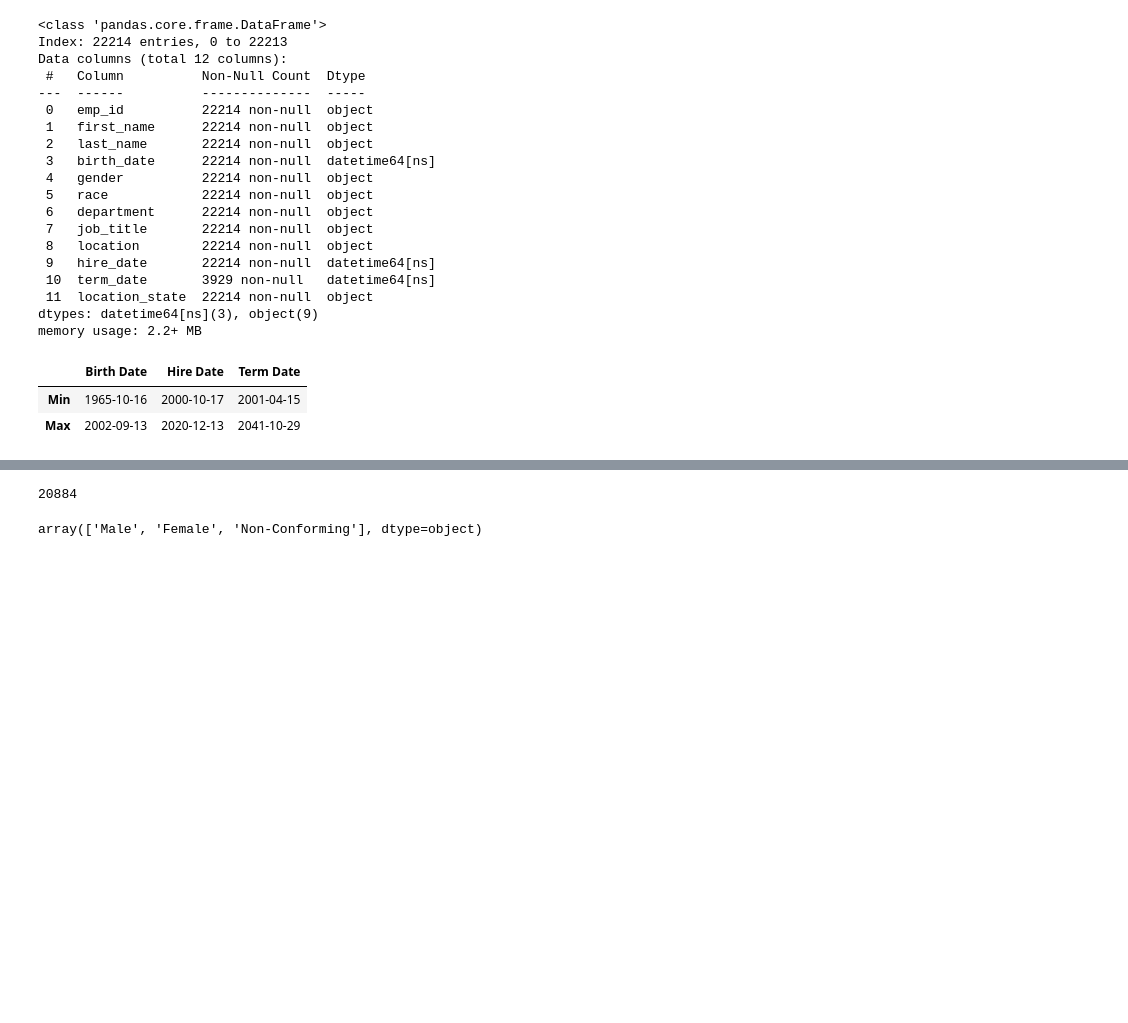
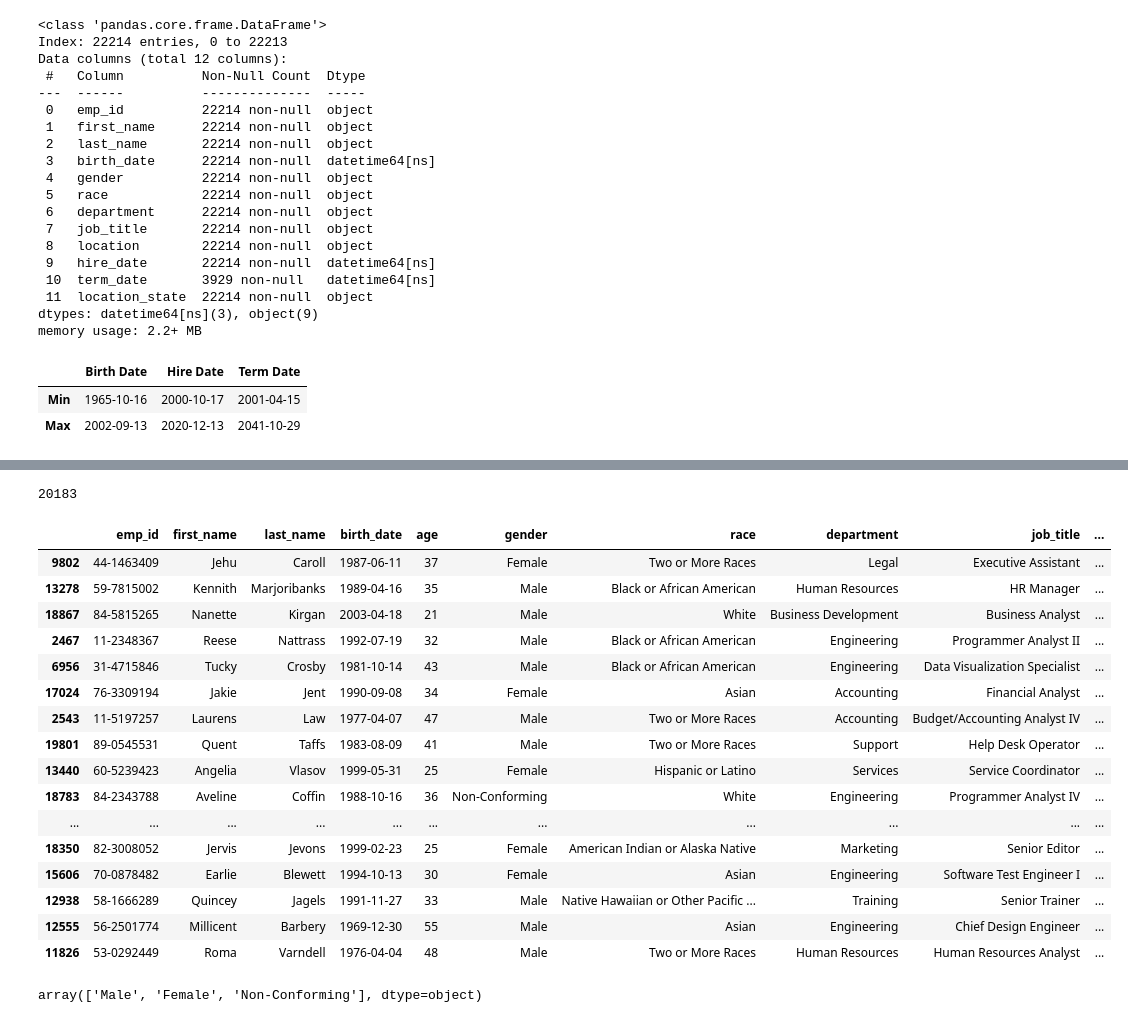
Before and after one commit to JoseMi-Sanchez/people-analytics-case-study, a Jupyter notebook: notebooks/main_cleaning.ipynb, the cells around one changed output, grey strips where cells are left out. Drawn from its saved outputs; the diff is of its cells as text; code cells hidden in the pictures; blank space fills up the shorter version.

```diff
--- a/notebooks/main_cleaning.ipynb
+++ b/notebooks/main_cleaning.ipynb
@@ -331,9 +315,12 @@ term_date_invalid
 # %%
-# Drop rows where 'term_date' is greater than the current date
-df = df.drop(df[df['term_date'] > current_timestamp].index)
+# Define the cutoff date as 31st December 2020
+cutoff_date = pd.Timestamp('2020-12-31')
+
+# Drop rows where 'term_date' is greater than the cutoff date
+df = df.drop(df[df['term_date'] > cutoff_date].index)
 
 # Check the number of rows after the removal
 remaining_rows = len(df)
 remaining_rows
 # %% [output]
-20884
+20183
@@ -340,3 +338,25 @@ remaining_rows
+# %%
+#BORRAAAAAAAAAAAAAAARRRRRRRRRRRRRRR
+
+df.sort_values(by='hire_date', ascending=False).head(50)
+# %% [output]
+|  | emp_id | first_name | last_name | birth_date | age | gender | race | department | job_title | ... |
+| 9802 | 44-1463409 | Jehu | Caroll | 1987-06-11 | 37 | Female | Two or More Races | Legal | Executive Assistant | ... |
+| 13278 | 59-7815002 | Kennith | Marjoribanks | 1989-04-16 | 35 | Male | Black or African American | Human Resources | HR Manager | ... |
+| 18867 | 84-5815265 | Nanette | Kirgan | 2003-04-18 | 21 | Male | White | Business Development | Business Analyst | ... |
+| 2467 | 11-2348367 | Reese | Nattrass | 1992-07-19 | 32 | Male | Black or African American | Engineering | Programmer Analyst II | ... |
+| 6956 | 31-4715846 | Tucky | Crosby | 1981-10-14 | 43 | Male | Black or African American | Engineering | Data Visualization Specialist | ... |
+| 17024 | 76-3309194 | Jakie | Jent | 1990-09-08 | 34 | Female | Asian | Accounting | Financial Analyst | ... |
+| 2543 | 11-5197257 | Laurens | Law | 1977-04-07 | 47 | Male | Two or More Races | Accounting | Budget/Accounting Analyst IV | ... |
+| 19801 | 89-0545531 | Quent | Taffs | 1983-08-09 | 41 | Male | Two or More Races | Support | Help Desk Operator | ... |
+| 13440 | 60-5239423 | Angelia | Vlasov | 1999-05-31 | 25 | Female | Hispanic or Latino | Services | Service Coordinator | ... |
+| 18783 | 84-2343788 | Aveline | Coffin | 1988-10-16 | 36 | Non-Conforming | White | Engineering | Programmer Analyst IV | ... |
+| ... | ... | ... | ... | ... | ... | ... | ... | ... | ... | ... |
+| 18350 | 82-3008052 | Jervis | Jevons | 1999-02-23 | 25 | Female | American Indian or Alaska Native | Marketing | Senior Editor | ... |
+| 15606 | 70-0878482 | Earlie | Blewett | 1994-10-13 | 30 | Female | Asian | Engineering | Software Test Engineer I | ... |
+| 12938 | 58-1666289 | Quincey | Jagels | 1991-11-27 | 33 | Male | Native Hawaiian or Other Pacific ... | Training | Senior Trainer | ... |
+| 12555 | 56-2501774 | Millicent | Barbery | 1969-12-30 | 55 | Male | Asian | Engineering | Chief Design Engineer | ... |
+| 11826 | 53-0292449 | Roma | Varndell | 1976-04-04 | 48 | Male | Two or More Races | Human Resources | Human Resources Analyst | ... |
 # %%
 # Get distinct values in the 'gender' column
 distinct_gender = df['gender'].unique()
```
Also changed, not shown: parts of 11 cells of this notebook, 3 other files.
